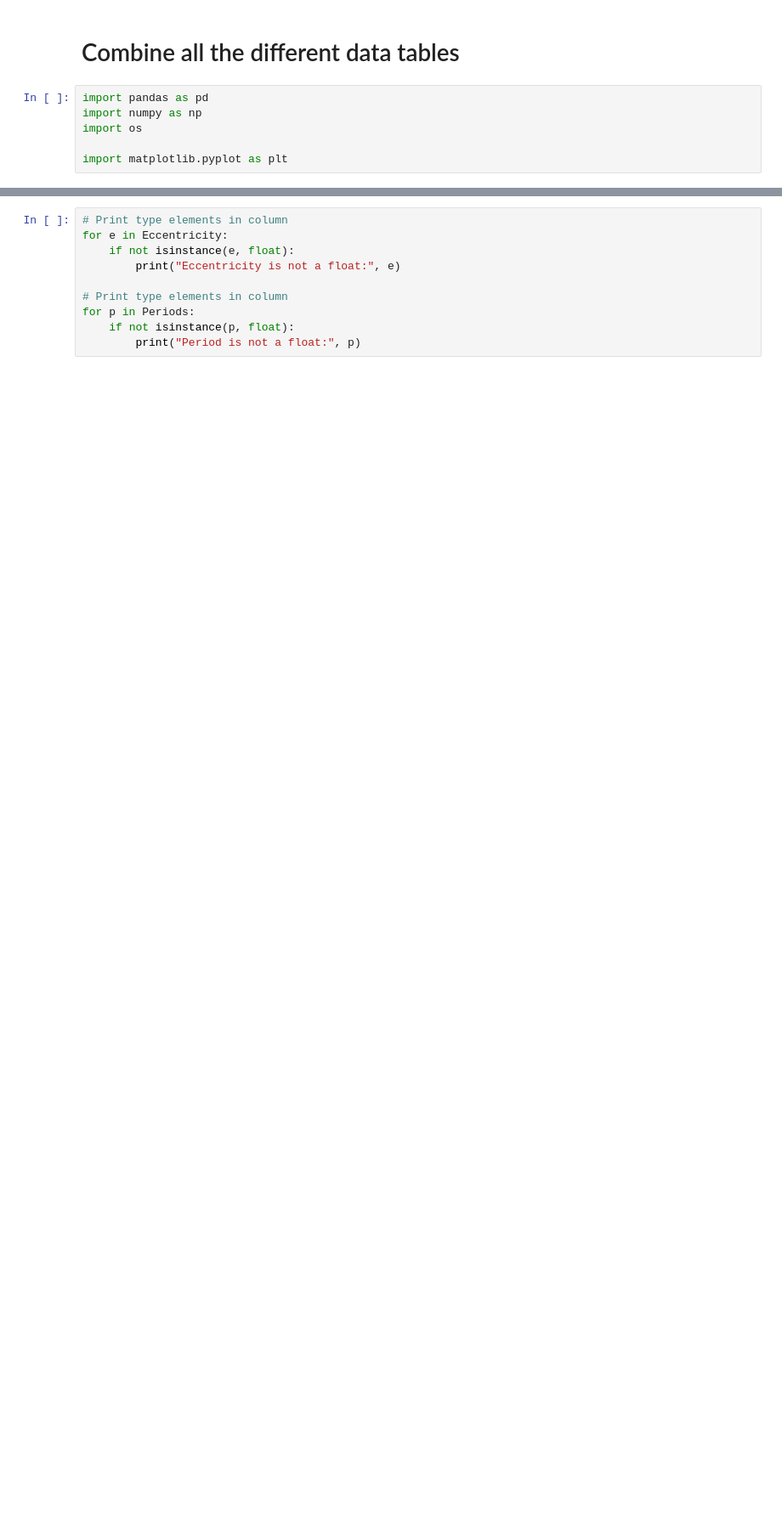
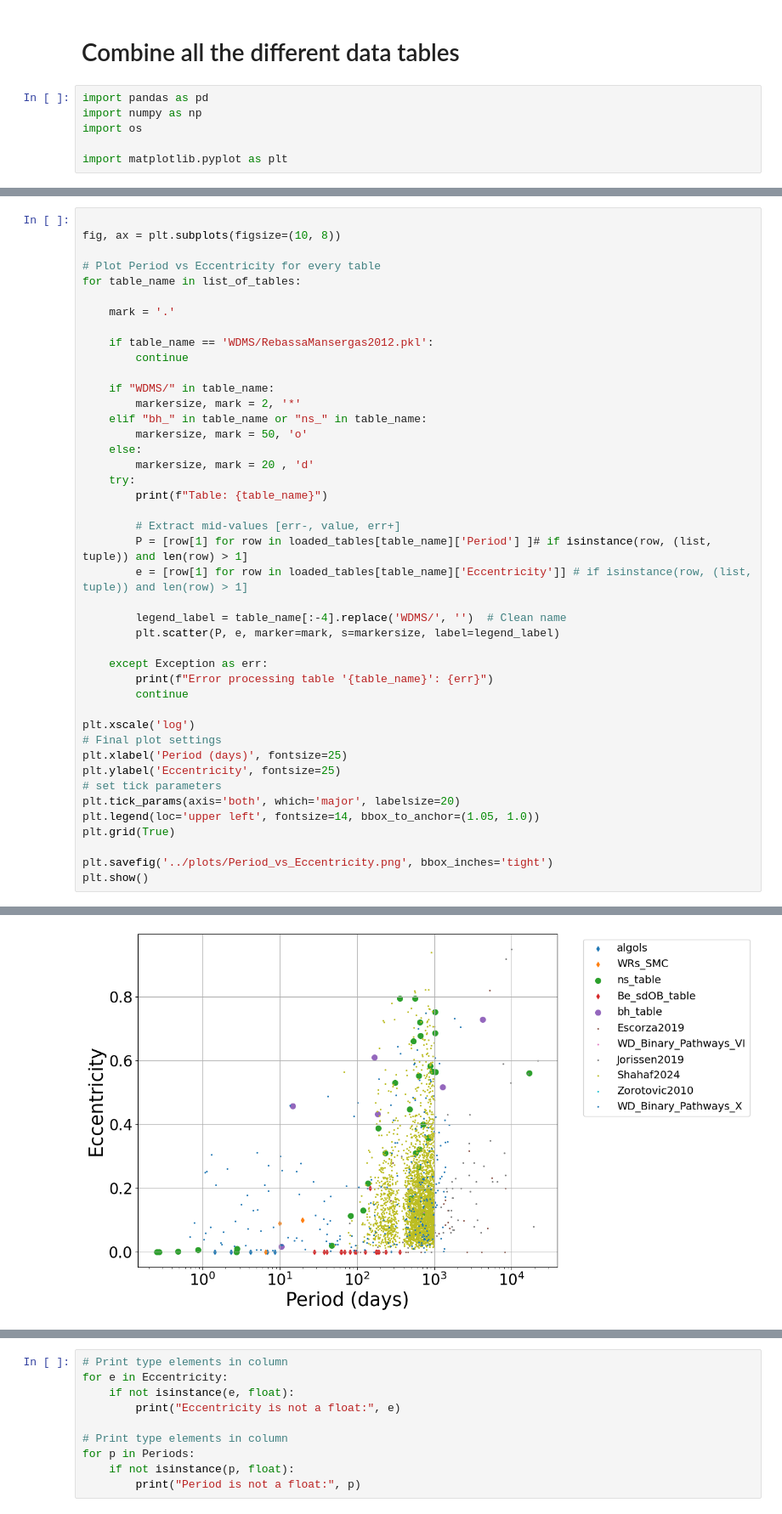
Before and after one commit to LiekeVanSon/post_mt_catalog, a Jupyter notebook: code/Combine_Data.ipynb, the cells around one changed output, grey strips where cells are left out. Shown at 85% size. Drawn from its saved outputs; the diff is of its cells as text; blank space fills up the shorter version.

Commit message:
we have a figure ! P vs e

```diff
--- a/code/Combine_Data.ipynb
+++ b/code/Combine_Data.ipynb
@@ -79,0 +117,44 @@ display(Post_MT_table)
+# %%
+
+fig, ax = plt.subplots(figsize=(10, 8))
+
+# Plot Period vs Eccentricity for every table
+for table_name in list_of_tables:
+
+    mark = '.'
+
+    if table_name == 'WDMS/RebassaMansergas2012.pkl':
+        continue
+
+    if "WDMS/" in table_name:
+        markersize, mark = 2, '*'
+    elif "bh_" in table_name or "ns_" in table_name:
+        markersize, mark = 50, 'o'
+    else:
+        markersize, mark = 20 , 'd'
+    try:
+        print(f"Table: {table_name}")
+
+        # Extract mid-values [err-, value, err+]
+        P = [row[1] for row in loaded_tables[table_name]['Period'] ]# if isinstance(row, (list, tuple)) and len(row) > 1]
+        e = [row[1] for row in loaded_tables[table_name]['Eccentricity']] # if isinstance(row, (list, tuple)) and len(row) > 1]
+
+        legend_label = table_name[:-4].replace('WDMS/', '')  # Clean name
+        plt.scatter(P, e, marker=mark, s=markersize, label=legend_label)
+
+    except Exception as err:
+        print(f"Error processing table '{table_name}': {err}")
+        continue
+
+plt.xscale('log')
+# Final plot settings
+plt.xlabel('Period (days)', fontsize=25)
+plt.ylabel('Eccentricity', fontsize=25)
+# set tick parameters
+plt.tick_params(axis='both', which='major', labelsize=20)
+plt.legend(loc='upper left', fontsize=14, bbox_to_anchor=(1.05, 1.0))
+plt.grid(True)
+
+plt.savefig('../plots/Period_vs_Eccentricity.png', bbox_inches='tight')
+plt.show()
+# %% [output]
@@ -79,0 +172 @@ display(Post_MT_table)
+[figure, added]
```
Also changed, not shown: parts of 9 cells of this notebook, 1 other file.
